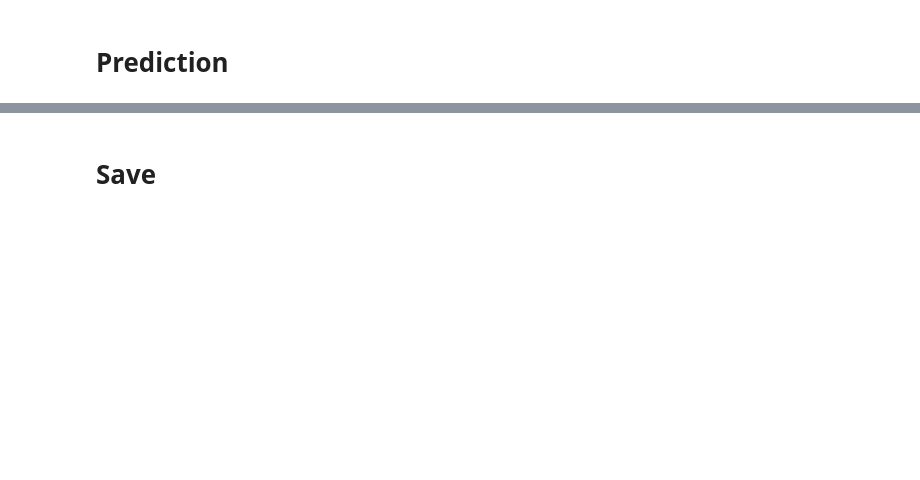
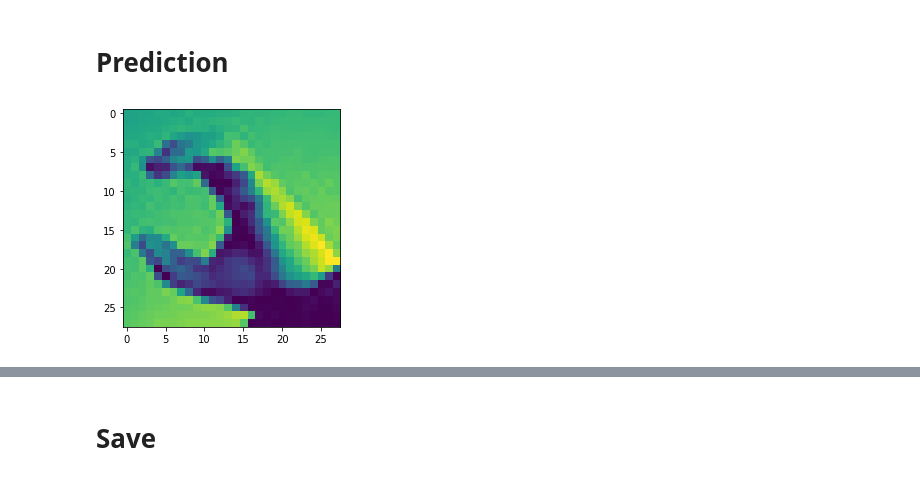
Before and after one commit to Xskullibur/SignQuest-SignTranslator, a Jupyter notebook: image-sign-translator.ipynb, the cells around one changed output, grey strips where cells are left out. Drawn from its saved outputs; the diff is of its cells as text; code cells hidden in the pictures; blank space fills up the shorter version.

```diff
--- a/image-sign-translator.ipynb
+++ b/image-sign-translator.ipynb
@@ -161,5 +192,16 @@ NameError: name 'test_labels' is not defined
 # %% [markdown]
 # Prediction
+# %%
+img = cv2.imread('test/6693.jpg', cv2.IMREAD_GRAYSCALE)
+img = cv2.resize(img, (28, 28), interpolation = cv2.INTER_AREA)
+img = cv2.flip(img, 1)
+img = img / 255
+
+#Show the image with matplotlib
+plt.imshow(img)
+plt.show()
+# %% [output]
+[figure, added]
 # %%
 %matplotlib inline
 import cv2
```
Also changed, not shown: parts of 10 cells of this notebook, 3 other files.
